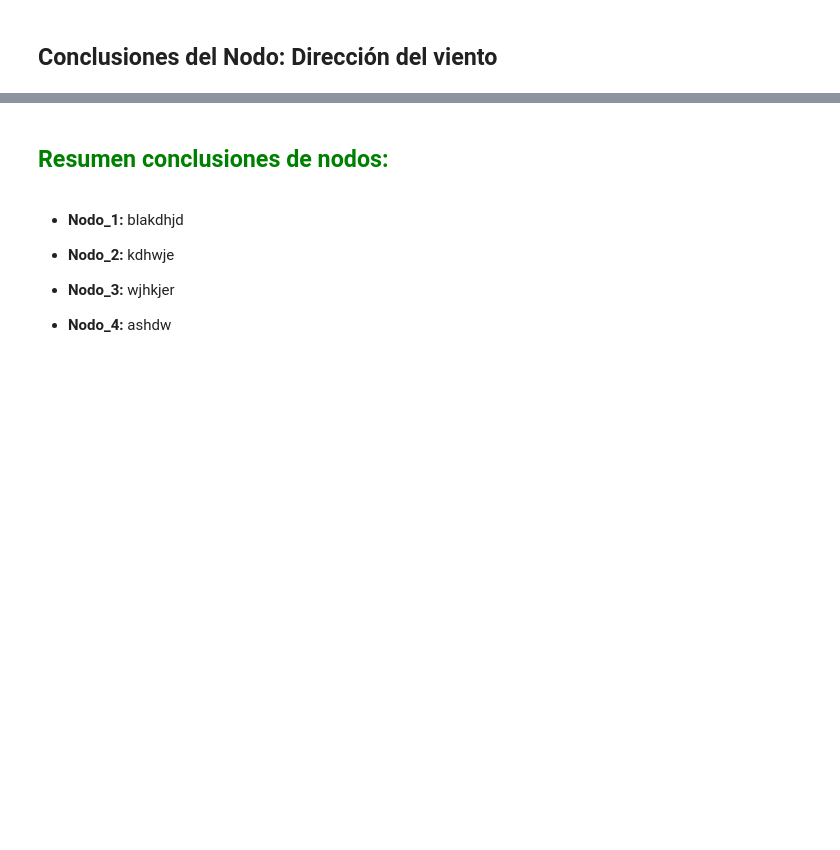
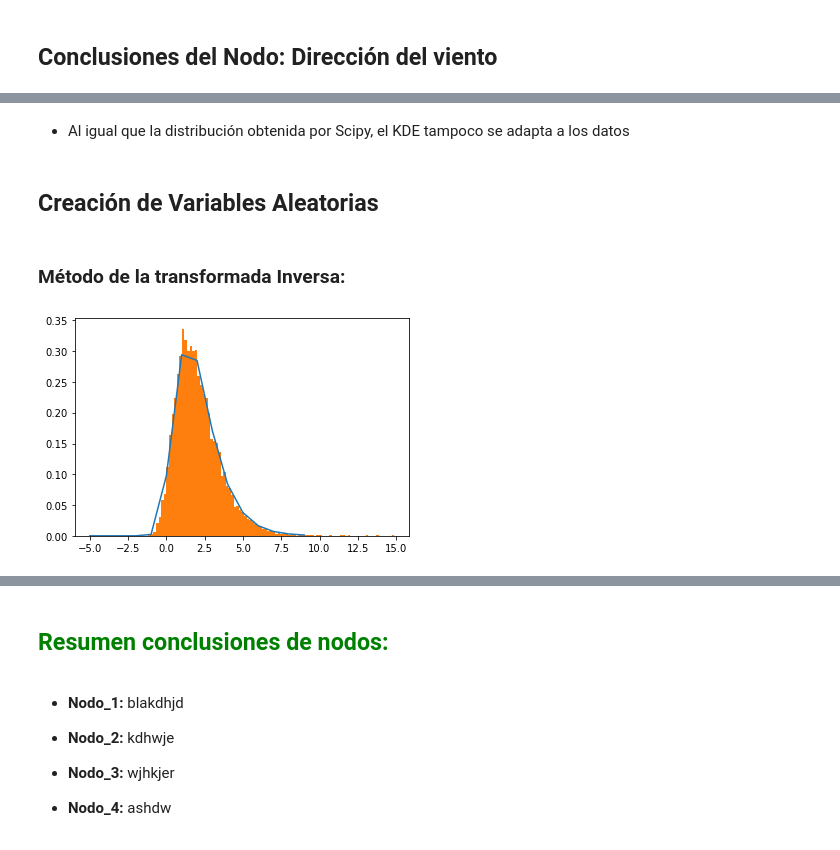
Before and after one commit to PintorOD1997/ProyectoConjunto_LandaverdeI_PintorD, a Jupyter notebook: ProyectoModulo1_OchoaD_MercadoI.ipynb, the cells around one changed output, grey strips where cells are left out. Cells and saved outputs as stored; diff of their text form; code cells hidden in the pictures; blank space fills up the shorter version.

```diff
--- a/ProyectoModulo1_OchoaD_MercadoI.ipynb
+++ b/ProyectoModulo1_OchoaD_MercadoI.ipynb
@@ -1302,0 +1357,13 @@ Se acepta la hipótesis nula, la media es igual a 170.58914810459012 con un 0.95
+# %% [markdown]
+* Al igual que la distribución obtenida por Scipy, el KDE tampoco se adapta a los datos
+# %% [markdown]
+## Creación de Variables Aleatorias
+# %% [markdown]
+### Método de la transformada Inversa:
+# %%
+# A partir de la distribución obtenida por Scipy
+wind_speed_aleatoria1 = trans_inversa(dist,p,10000)
+plt.plot(dom,dist(*p).pdf(dom))
+plt.hist(wind_speed_aleatoria1,bins = "auto",density=True);
+# %% [output]
+[figure, added]
```
Also changed, not shown: parts of 72 cells of this notebook.
